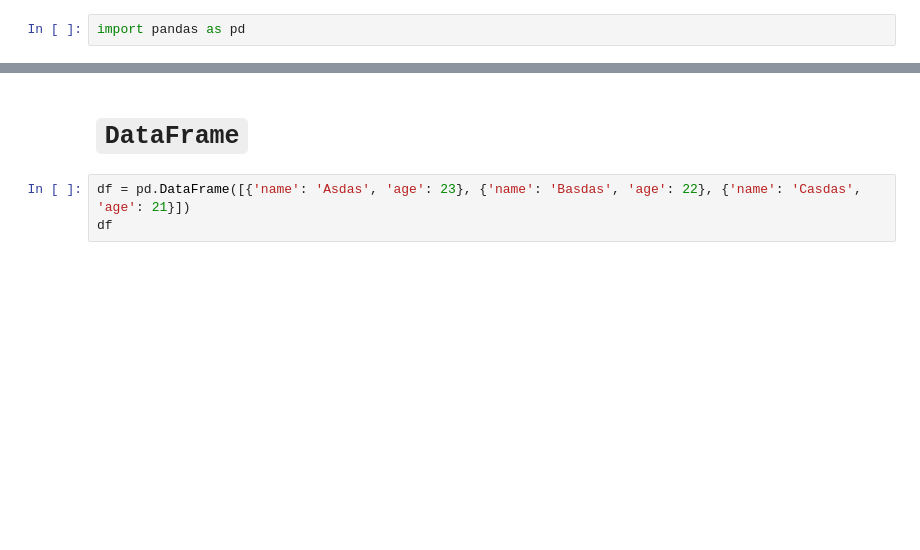
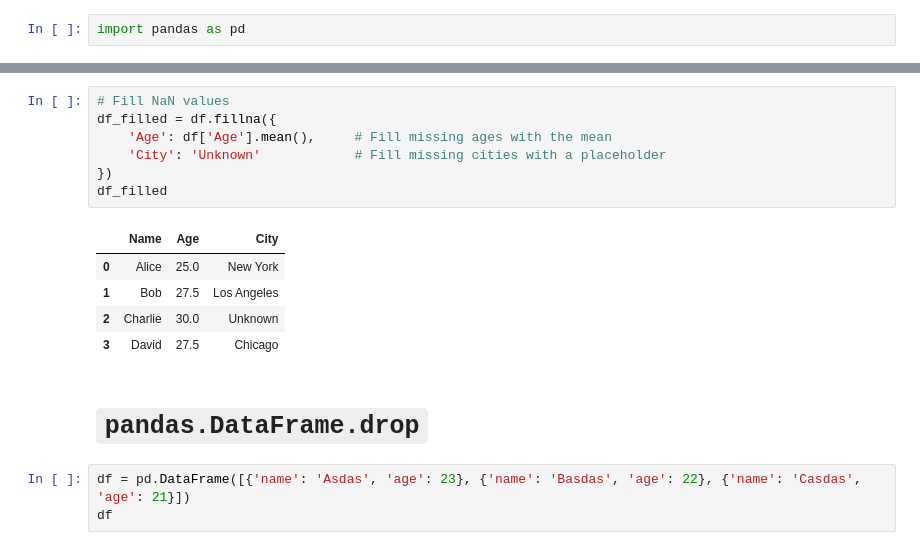
Before and after one commit to muhakazm/dev-ds, a Jupyter notebook: notes/Pandas.ipynb, the cells around one changed output, grey strips where cells are left out. Cells and saved outputs as stored; diff of their text form; blank space fills up the shorter version.

```diff
--- a/notes/Pandas.ipynb
+++ b/notes/Pandas.ipynb
@@ -3,5 +21,18 @@ import pandas as pd
+# %%
+# Fill NaN values
+df_filled = df.fillna({
+    'Age': df['Age'].mean(),     # Fill missing ages with the mean
+    'City': 'Unknown'            # Fill missing cities with a placeholder
+})
+df_filled
+# %% [output]
+|  | Name | Age | City |
+| 0 | Alice | 25.0 | New York |
+| 1 | Bob | 27.5 | Los Angeles |
+| 2 | Charlie | 30.0 | Unknown |
+| 3 | David | 27.5 | Chicago |
 # %% [markdown]
-# `DataFrame`
+# `pandas.DataFrame.drop`
 # %%
 df = pd.DataFrame([{'name': 'Asdas', 'age': 23}, {'name': 'Basdas', 'age': 22}, {'name': 'Casdas', 'age': 21}])
 df
```
Also changed, not shown: parts of 3 cells of this notebook, 1 other file.
